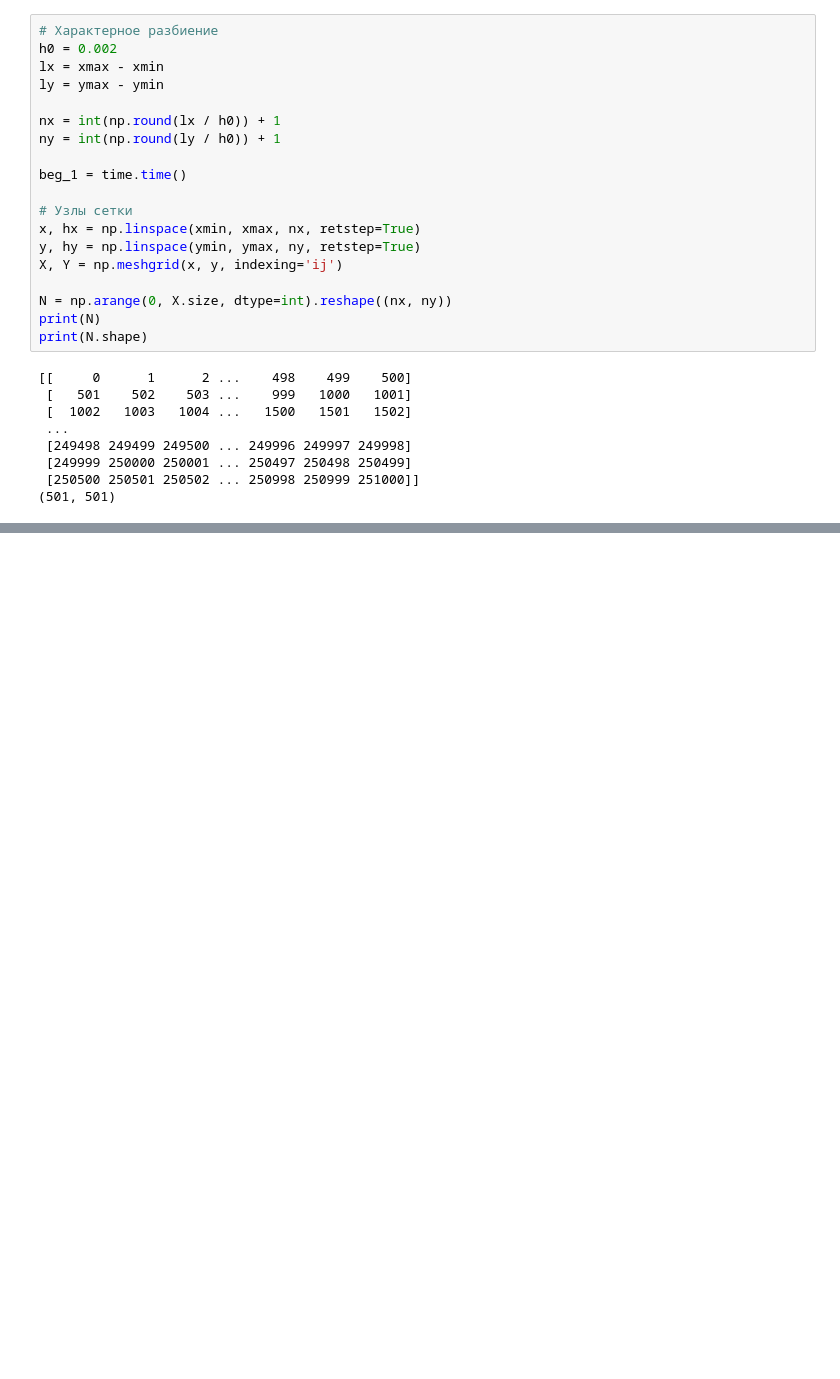
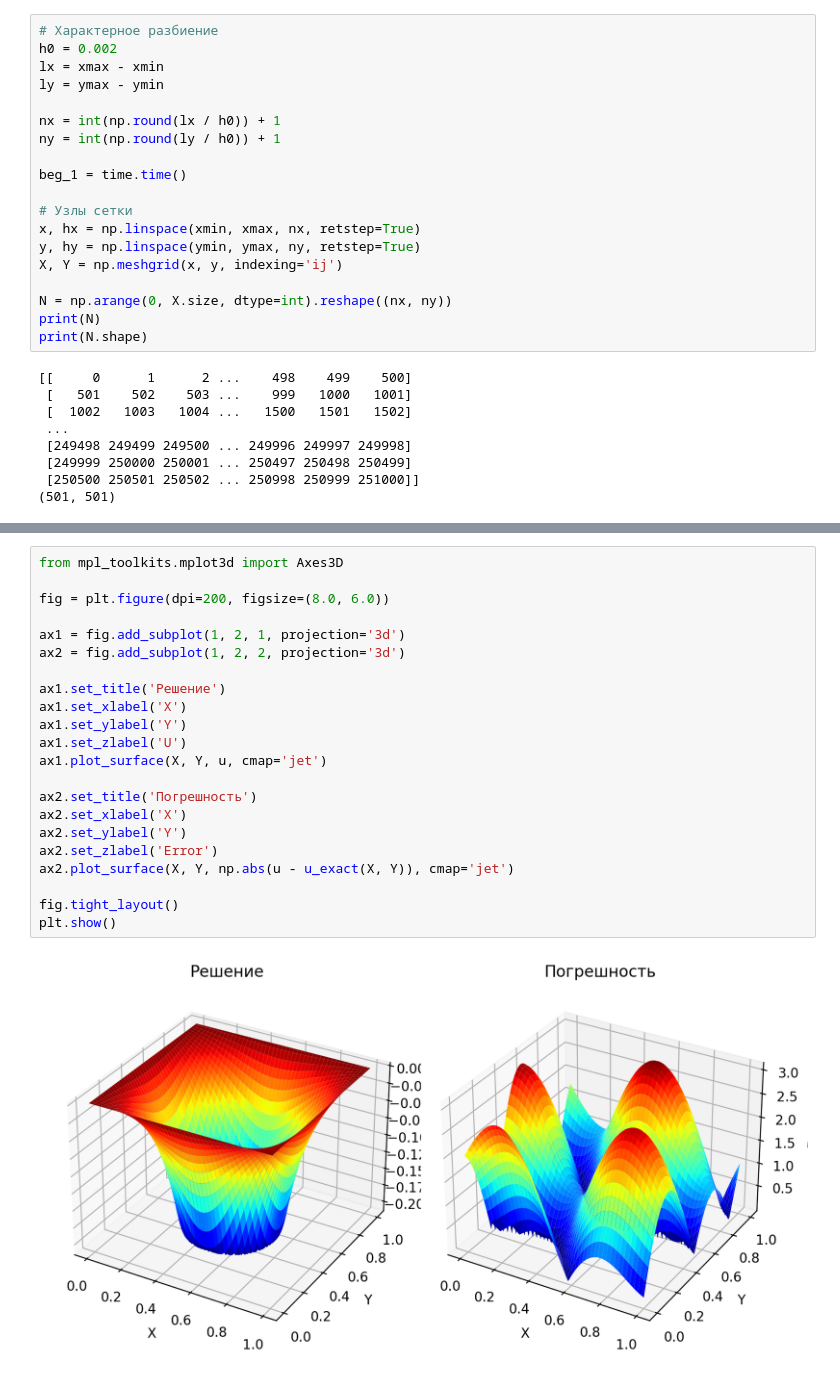
Before and after one commit to andrew6072/mephi-numerical-methods, a Jupyter notebook: 7sem/dirichlet3/dirichlet3_1.ipynb, the cells around one changed output, grey strips where cells are left out. Saved outputs shown, nothing was run; the diff lists cells and outputs as text; blank space fills up the shorter version.

```diff
--- a/7sem/dirichlet3/dirichlet3_1.ipynb
+++ b/7sem/dirichlet3/dirichlet3_1.ipynb
@@ -206,0 +205,24 @@ plt.show()
+# %%
+from mpl_toolkits.mplot3d import Axes3D
+
+fig = plt.figure(dpi=200, figsize=(8.0, 6.0))
+
+ax1 = fig.add_subplot(1, 2, 1, projection='3d')
+ax2 = fig.add_subplot(1, 2, 2, projection='3d')
+
+ax1.set_title('Решение')
+ax1.set_xlabel('X')
+ax1.set_ylabel('Y')
+ax1.set_zlabel('U')
+ax1.plot_surface(X, Y, u, cmap='jet')
+
+ax2.set_title('Погрешность')
+ax2.set_xlabel('X')
+ax2.set_ylabel('Y')
+ax2.set_zlabel('Error')
+ax2.plot_surface(X, Y, np.abs(u - u_exact(X, Y)), cmap='jet')
+
+fig.tight_layout()
+plt.show()
+# %% [output]
+[figure, added]
```
Also changed, not shown: parts of 6 cells of this notebook.
